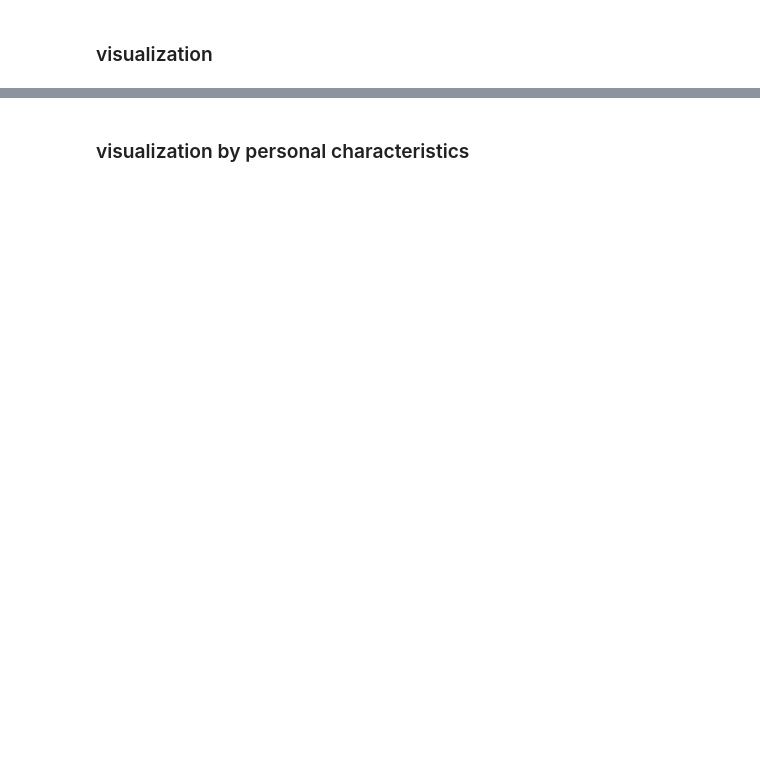
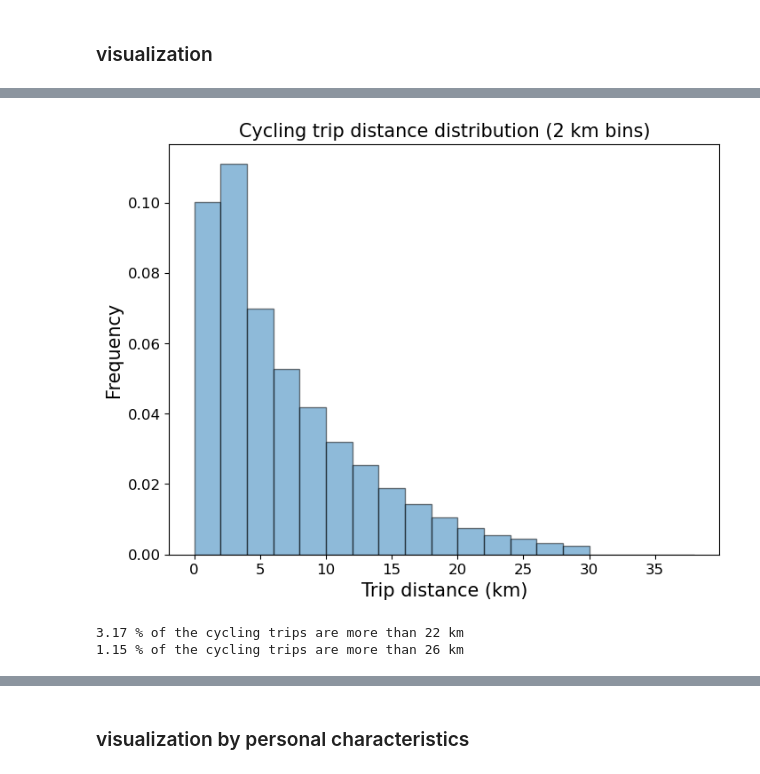
Before and after one commit to tozlucaglar/emobility, a Jupyter notebook: src/3-mode_replacement.ipynb, the cells around one changed output, grey strips where cells are left out. Cells and saved outputs as stored; diff of their text form; code cells hidden in the pictures; blank space fills up the shorter version.

```diff
--- a/src/3-mode_replacement.ipynb
+++ b/src/3-mode_replacement.ipynb
@@ -269,3 +285,32 @@ plt.show()
+# %%
+
+
+import matplotlib.pyplot as plt
+
+#daily_dur = df_act.drop_duplicates(subset=['person'])
+
+plt.figure(figsize=(8,6))
+plt.hist(df_act['total_dist'][df_act.tour_replacement== True]/1000, density=True,  alpha=0.5, align='mid', edgecolor='black', bins=range(0,40,2)) #
+#plt.hist(daily_dur['daily_duration_change'][daily_dur.tour_replacement==True]/60, density=False, alpha=0.5, align='mid', edgecolor='black', label='daily total') #
+
+
+plt.title('Cycling trip distance distribution (2 km bins)',fontsize=15)
+plt.xlabel('Trip distance (km)',fontsize=15)
+plt.ylabel('Frequency',fontsize=15)
+
+#plt.legend(loc='upper right',fontsize=10)
+plt.xticks(fontsize = 12)
+plt.yticks(fontsize = 12)
+
+plt.show()
+
+print(np.round(len(df_act[(df_act.tour_replacement== True)& (df_act.total_dist>22000)]) / len(df_act['total_dist'][df_act.tour_replacement== True]/1000), 4)*100, '% of the cycling trips are more than 22 km')
+
+print(np.round(len(df_act[(df_act.tour_replacement== True)& (df_act.total_dist>26000)]) / len(df_act['total_dist'][df_act.tour_replacement== True]/1000), 4)*100, '% of the cycling trips are more than 26 km')
+# %% [output]
+[figure, added]
+3.17 % of the cycling trips are more than 22 km
+1.15 % of the cycling trips are more than 26 km
 # %%
 import matplotlib.pyplot as plt
 
```
Also changed, not shown: parts of 24 cells of this notebook, 4 other files.
